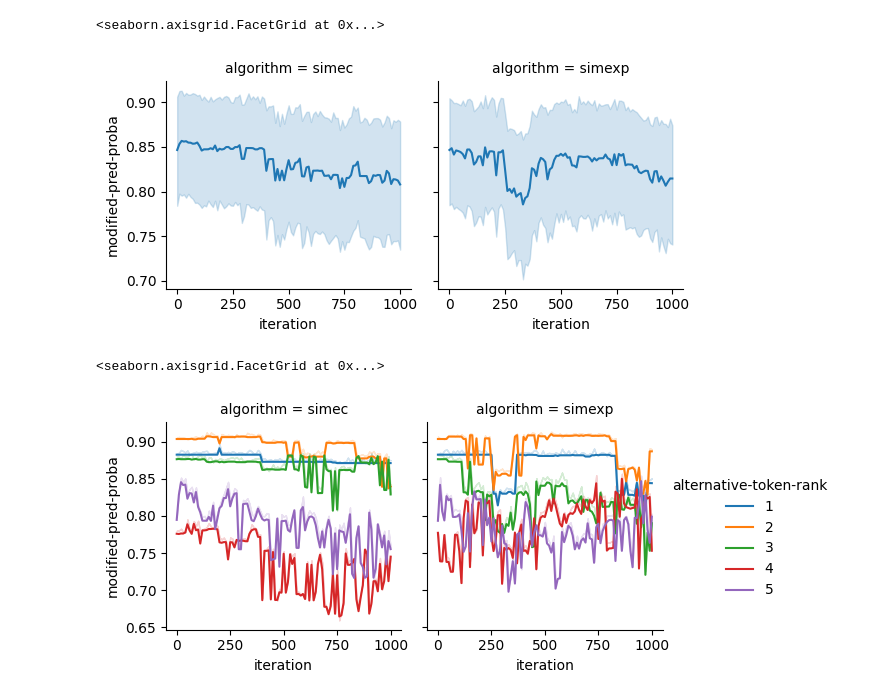
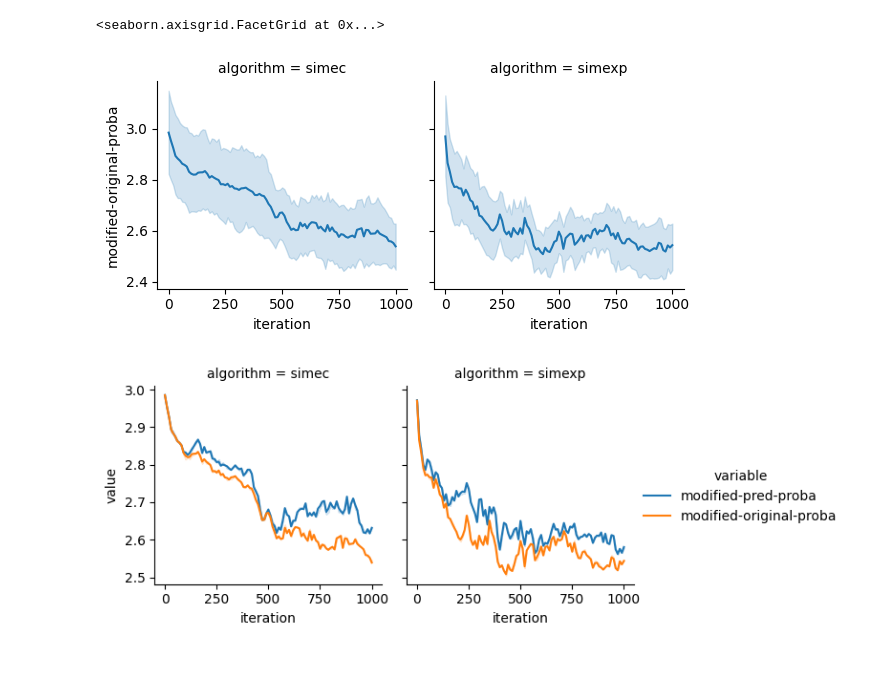
Before and after one commit to alessiomarta/transformers_equivalence_classes, a Jupyter notebook: results/drawing.ipynb, the cells around one changed output. Saved outputs shown, nothing was run; the diff lists cells and outputs as text; code cells hidden in the pictures; blank space fills up the shorter version.

```diff
--- a/results/drawing.ipynb
+++ b/results/drawing.ipynb
@@ -3,6 +3,6 @@ import pandas as pd
 import numpy as np
 import seaborn as sns
 # %%
-results = pd.read_csv("res-proba-cls.csv", index_col = 0)
+results = pd.read_csv("res-proba-vit.csv", index_col = 0)
 results.shape
 # %% [output]
@@ -19,4 +19,6 @@ results.head()
 # %%
-alternative_token_ranks = results.groupby(["iteration", "file-name", "algorithm", "explore-token"]).agg(list)
-alternative_token_ranks['alternative-token-rank'] = alternative_token_ranks['alternative-token-proba'].apply(lambda L: 5 - np.argsort(L))
-alternative_token_ranks = alternative_token_ranks.explode(["alternative-token-rank", "alternative-token"]).set_index("alternative-token", append = True)['alternative-token-rank']
+if "explore-token" in results.columns:
+    alternative_token_ranks = results.groupby(["iteration", "file-name", "algorithm", "explore-token"]).agg(list)
+    alternative_token_ranks['alternative-token-rank'] = alternative_token_ranks['alternative-token-proba'].apply(lambda L: 5 - np.argsort(L))
+    alternative_token_ranks = alternative_token_ranks.explode(["alternative-token-rank", "alternative-token"]).set_index("alternative-token", append = True)['alternative-token-rank']
+    results = pd.merge(results, alternative_token_ranks, how = "inner", left_on=["iteration", "file-name", "algorithm", "explore-token", "alternative-token"], right_index = True)
@@ -50,14 +25,20 @@ results.head()
 # %%
 g = sns.FacetGrid(data = results, col = "algorithm", sharey=True)
-g.map(sns.lineplot, "iteration", "modified-pred-proba", errorbar = ("ci", 95))
+y = "modified-pred-proba" if "explore-token" in results.columns else "modified-original-proba"
+g.map(sns.lineplot, "iteration", y, errorbar = ("ci", 95))
 g.add_legend()
 # %% [output]
 <seaborn.axisgrid.FacetGrid at 0x...>
-[figure, old version]
+[figure, new version]
 # %%
-f = sns.FacetGrid(data = results, col = "algorithm", hue = "alternative-token-rank", sharey=True)
-f.map(sns.lineplot, "iteration", "modified-pred-proba", errorbar = ("ci", 0))
-f.add_legend()
+if "explore-token" in results.columns:
+    f= sns.FacetGrid(data = results, col = "algorithm", hue = "alternative-token-rank", sharey=True)
+    f.map(sns.lineplot, "iteration", "modified-pred-proba", errorbar = ("ci", 0))
+    f.add_legend()
+else:
+    melted_df = pd.melt(results, id_vars=["iteration", "algorithm"], value_vars=["modified-pred-proba", "modified-original-proba"])
+    f = sns.FacetGrid(data = melted_df, col="algorithm", hue = "variable", sharey = True)
+    f.map(sns.lineplot, "iteration", "value", errorbar = ("ci", 0))
+    f.add_legend()
 # %% [output]
-<seaborn.axisgrid.FacetGrid at 0x...>
-[figure, old version]
+[figure, new version]
```
Also changed, not shown: parts of 5 cells of this notebook.
